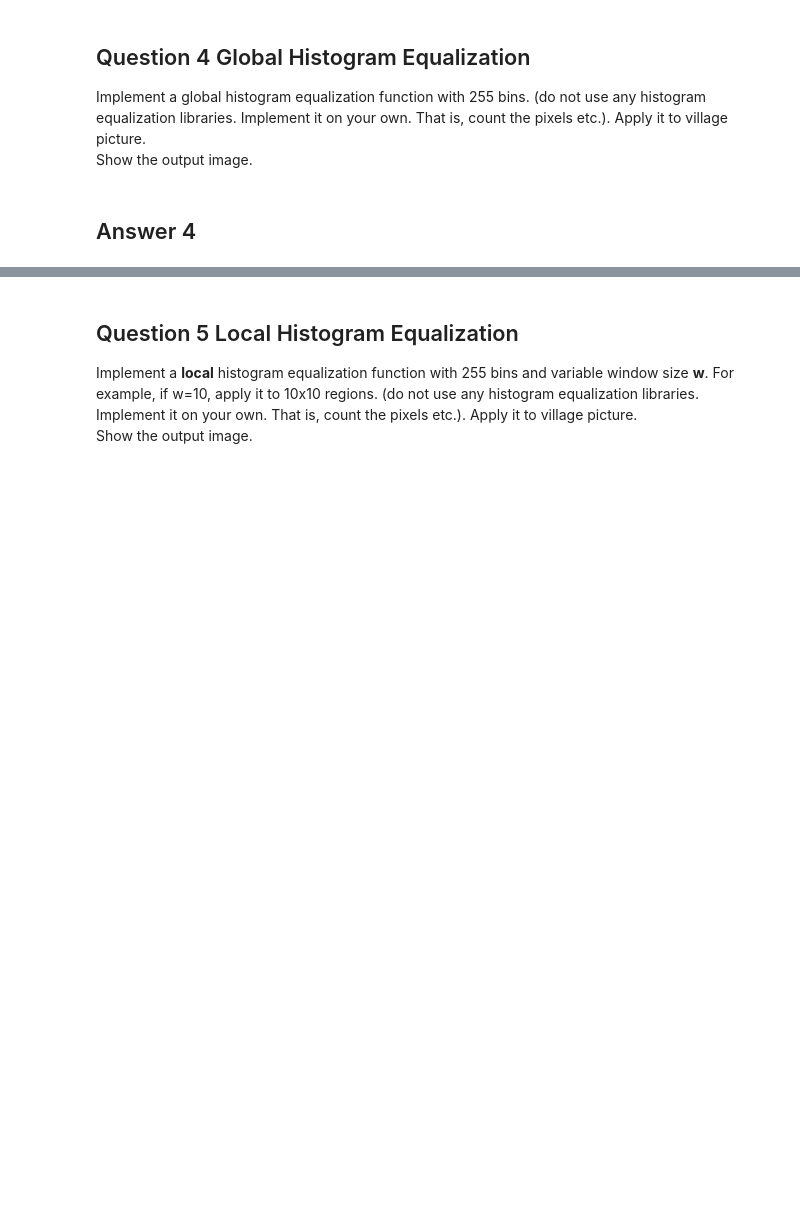
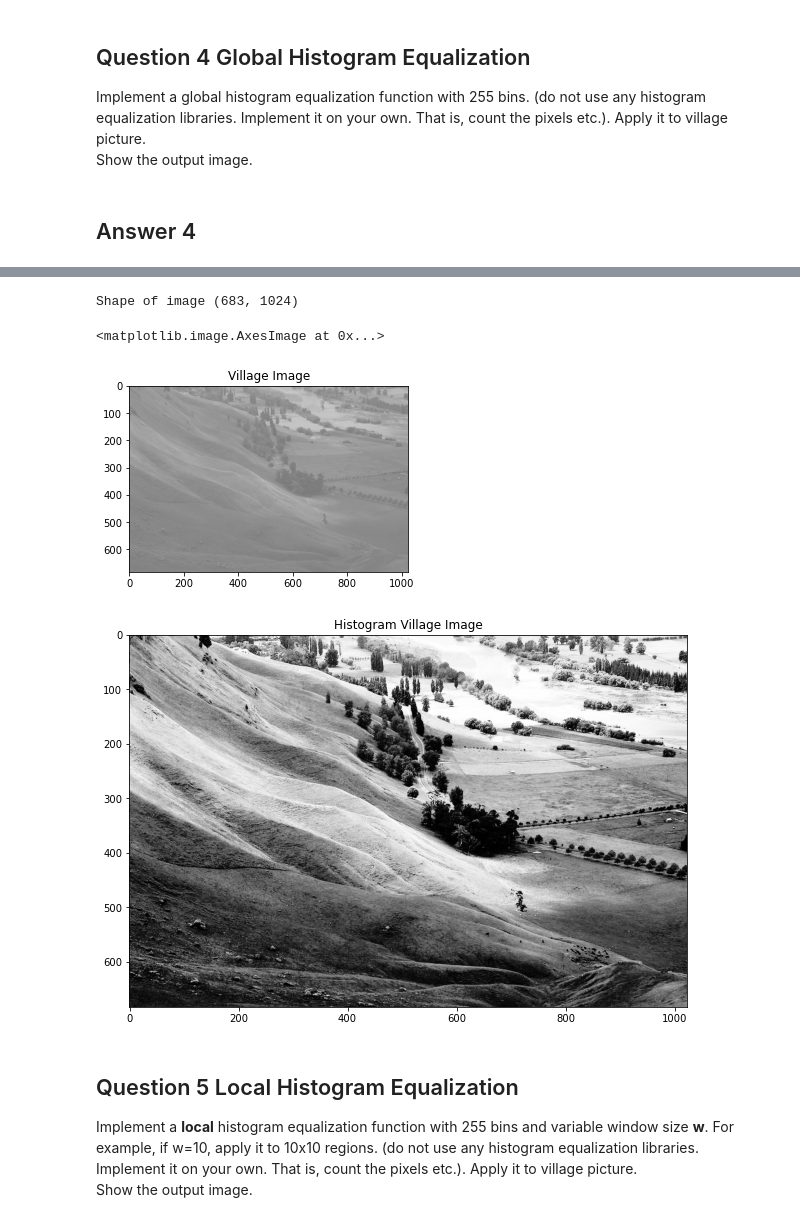
Before and after one commit to MAAykanat/AGU-Computer-Vision, a Jupyter notebook: Assignment-1/questions-and-your-answers.ipynb, the cells around one changed output, grey strips where cells are left out. Saved outputs shown, nothing was run; the diff lists cells and outputs as text; code cells hidden in the pictures; blank space fills up the shorter version.

Commit message:
Global Hist. Equ. function is added

```diff
--- a/Assignment-1/questions-and-your-answers.ipynb
+++ b/Assignment-1/questions-and-your-answers.ipynb
@@ -186,3 +123,65 @@ ValueError: cannot reshape array of size 1 into shape (683,1024)
+# %%
+def global_hist_equ(gray_img):
+    img_array = np.asarray(gray_img)
+    ############
+    ###STEP-1### --> Normalized cumulative histogram
+    ############
+
+    #Calculating histogram via binning
+    histogram_array = np.bincount(img_array.flatten(), minlength=256)
+    #Normalize
+    num_pixels = np.sum(histogram_array)
+    histogram_array = histogram_array/num_pixels
+    #Normalized cumulative histogram
+    chistogram_array = np.cumsum(histogram_array)
+
+    ############
+    ###STEP-2### --> Pixel Mapping
+    ############
+
+    transform_map = np.floor(255*chistogram_array).astype(np.uint8)
+
+    ############
+    ###STEP-3### --> Transformation
+    ############
+
+    #Flatten img array into 1D list
+    img_list = list(img_array.flatten())
+
+    #Transform pixel value to equalize
+    output_list = [transform_map[i] for i in img_list]
+
+    #Reshape and Output array
+    output = np.reshape(np.asarray(output_list), img_array.shape)
+
+    return output
+
+village = cv.imread(images_path + "\\village.jpg")
+village_gray = cv.cvtColor(village, cv.COLOR_BGR2GRAY)
+
+print(f"Shape of image {village_gray.shape}")
+
+#Define size of plot
+rcParams["figure.figsize"] = 5.0, 5.0
+
+#Plot Image
+plt.figure()
+plt.title("Village Image")
+plt.imshow(village, cmap="gray")
+
+#Calling function here
+village_gray = global_hist_equ(village_gray)
+
+rcParams["figure.figsize"] = 10.0, 10.0
+
+plt.figure()
+plt.title("Histogram Village Image")
+plt.imshow(village_gray, cmap="gray")
+# %% [output]
+Shape of image (683, 1024)
+<matplotlib.image.AxesImage at 0x...>
+[figure, added]
+[figure, added]
 # %% [markdown]
 ## Question 5 Local Histogram Equalization
 Implement a **local** histogram equalization function with 255 bins and variable window size **w**. For example, if w=10, apply it to 10x10 regions.  (do not use any histogram equalization libraries. Implement it on your own. That is, count the pixels etc.). Apply it to village picture.
```
Also changed, not shown: parts of 1 cell of this notebook.
